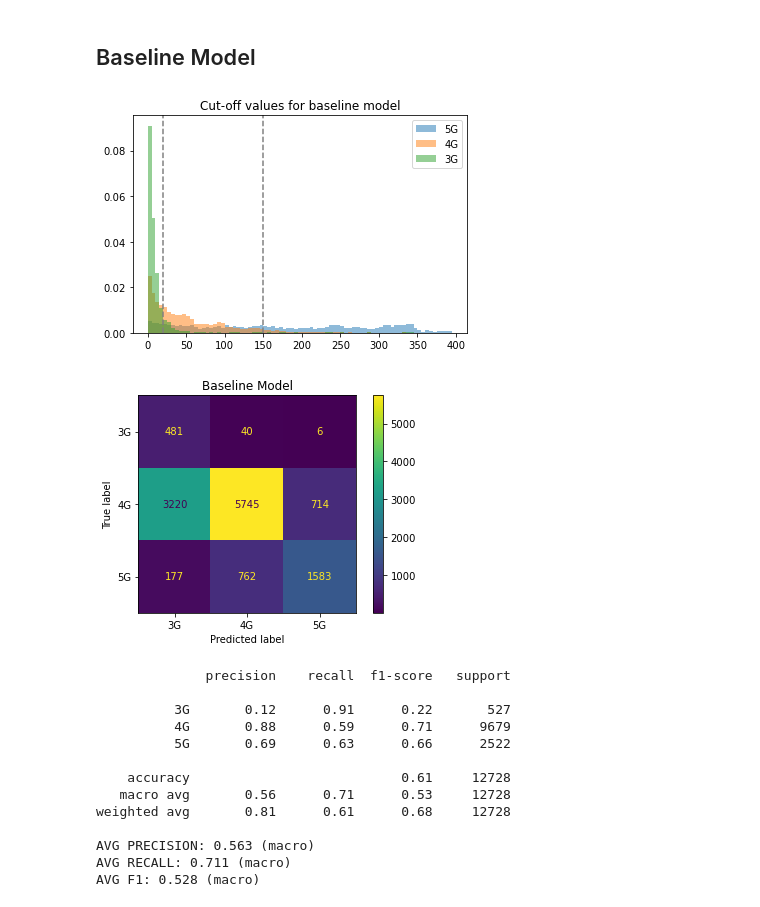
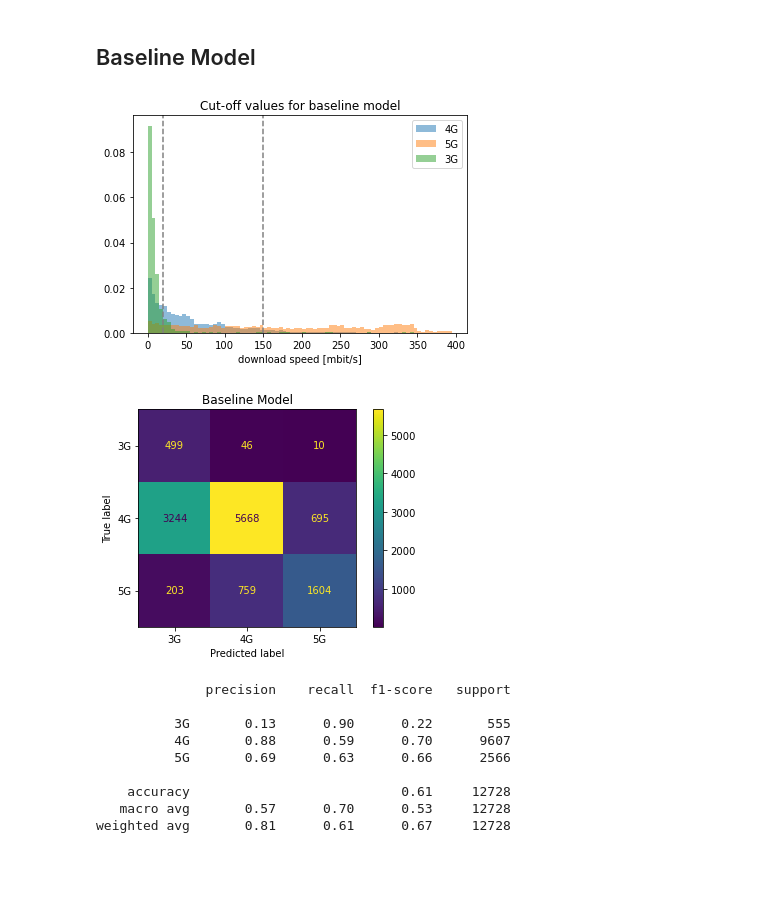
Before and after one commit to heckert/speedtest-classification, a Jupyter notebook: notebooks/02-baseline.ipynb, the cells around one changed output. Saved outputs shown, nothing was run; the diff lists cells and outputs as text; code cells hidden in the pictures; blank space fills up the shorter version.

Commit message:
updated ModelEvaluator class and result viz

```diff
--- a/notebooks/02-baseline.ipynb
+++ b/notebooks/02-baseline.ipynb
@@ -51,7 +53,7 @@ memory usage: 2.6+ MB
 X = df.copy()
 y = X.pop(cfg.target)
 
-X_train, X_test, y_train, y_test = train_test_split(X, y, test_size=1/3, random_state=42)
+X_train, X_test, y_train, y_test = train_test_split(X, y, test_size=1/3, random_state=42, stratify=y)
 #X_val, X_test, y_val, y_test = train_test_split(X_test, y_test, test_size=1/3, random_state=42)
 # %% [markdown]
 ## Baseline Model
@@ -69,13 +71,14 @@ upper_limits = {
 # %%
 plot_comparison_histogram(
     X_train.download_mbit,
     y_train,
     bins=np.arange(0,400,5),
     vlines=upper_limits.values(),
-    title='Cut-off values for baseline model'
+    title='Cut-off values for baseline model',
+    xlabel='download speed [mbit/s]'
 )
 # %% [output]
-[figure, old version]
+[figure, new version]
 # %%
 baseline = BaselineClassifier(col_index=2,
                               upper_limits=upper_limits)
@@ -84,19 +87,15 @@ baseline.fit(X_train, y_train)
 
 y_test_baseline = baseline.predict(X_test)
 # %%
-evaluate(y_test, y_test_baseline, title='Baseline Model', average='macro')
+ModelEvaluator().get_summary(y_test, y_test_baseline, name='Baseline Model')
 # %% [output]
 [figure]
               precision    recall  f1-score   support
 
-          3G       0.12      0.91      0.22       527
-          4G       0.88      0.59      0.71      9679
-          5G       0.69      0.63      0.66      2522
+          3G       0.13      0.90      0.22       555
+          4G       0.88      0.59      0.70      9607
+          5G       0.69      0.63      0.66      2566
 
     accuracy                           0.61     12728
-   macro avg       0.56      0.71      0.53     12728
-weighted avg       0.81      0.61      0.68     12728
-
-AVG PRECISION: 0.563 (macro)
-AVG RECALL: 0.711 (macro)
-AVG F1: 0.528 (macro)
+   macro avg       0.57      0.70      0.53     12728
+weighted avg       0.81      0.61      0.67     12728
```
Also changed, not shown: parts of 2 cells of this notebook, 14 other files.
